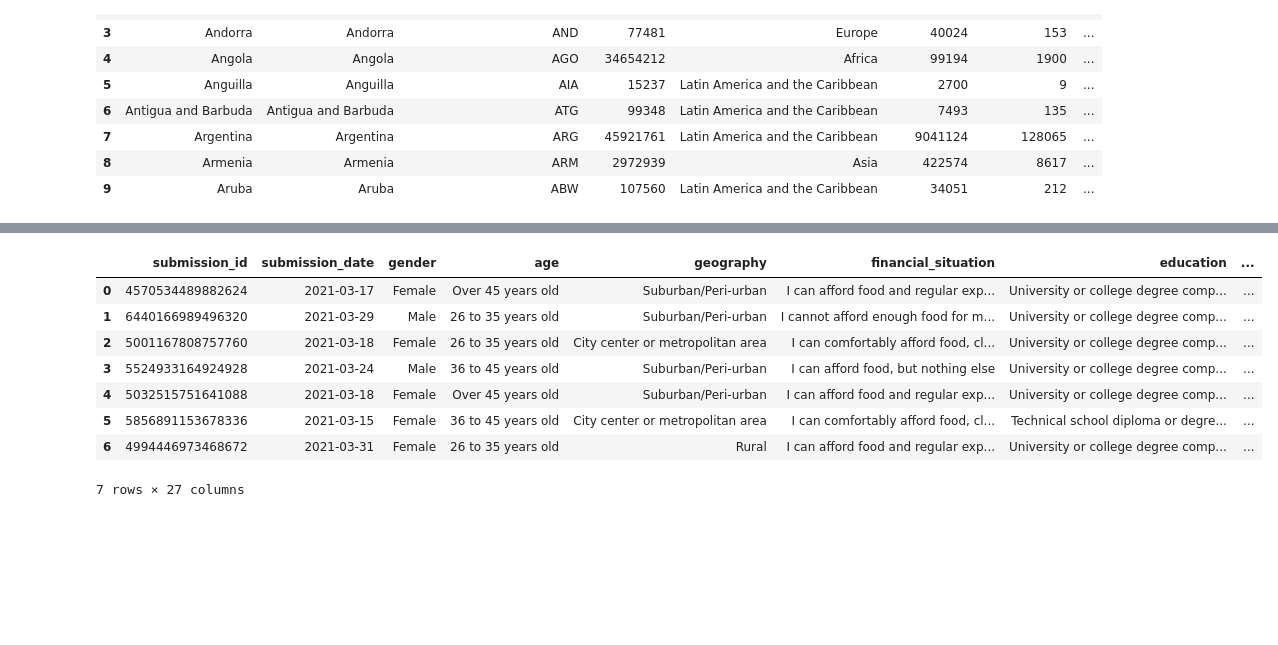
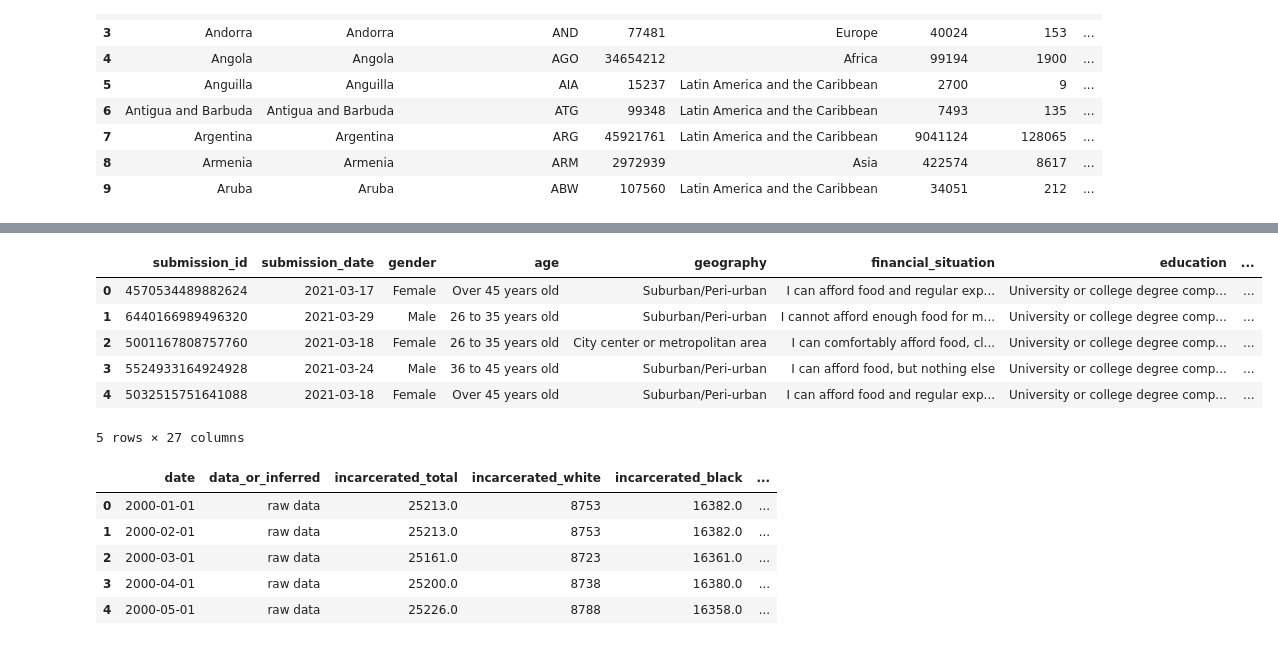
Before and after one commit to ogutu-23/Covid-19-Pandemic, a Jupyter notebook: index.ipynb, the cells around one changed output, grey strips where cells are left out. Cells and saved outputs as stored; diff of their text form; code cells hidden in the pictures; blank space fills up the shorter version.

```diff
--- a/index.ipynb
+++ b/index.ipynb
@@ -69,25 +100,34 @@ with zipfile.ZipFile(zip_file_path, 'r') as p:
 # %%
 import zipfile
 import os
 
 # Specify the path to your zip file
 zip_file_path = r'C:\Users\USER PC\Documents\Practisw\COVID-19\Covid-19-Pandemic\archive (10).zip'
 # Specify the name of the file inside the zip archive
 csv_file_name = 'open_one_time_covid_education_impact.csv'
 
 # Read the CSV file directly from the zip file
 with zipfile.ZipFile(zip_file_path, 'r') as z:
     with z.open(csv_file_name) as f:
         df4 = pd.read_csv(f)
 
-df4.head(7)
+df4.head()
 # %% [output]
 |  | submission_id | submission_date | gender | age | geography | financial_situation | education | ... |
 | 0 | 4570534489882624 | 2021-03-17 | Female | Over 45 years old | Suburban/Peri-urban | I can afford food and regular exp... | University or college degree comp... | ... |
 | 1 | 6440166989496320 | 2021-03-29 | Male | 26 to 35 years old | Suburban/Peri-urban | I cannot afford enough food for m... | University or college degree comp... | ... |
 | 2 | 5001167808757760 | 2021-03-18 | Female | 26 to 35 years old | City center or metropolitan area | I can comfortably afford food, cl... | University or college degree comp... | ... |
 | 3 | 5524933164924928 | 2021-03-24 | Male | 36 to 45 years old | Suburban/Peri-urban | I can afford food, but nothing else | University or college degree comp... | ... |
 | 4 | 5032515751641088 | 2021-03-18 | Female | Over 45 years old | Suburban/Peri-urban | I can afford food and regular exp... | University or college degree comp... | ... |
-| 5 | 5856891153678336 | 2021-03-15 | Female | 36 to 45 years old | City center or metropolitan area | I can comfortably afford food, cl... | Technical school diploma or degre... | ... |
-| 6 | 4994446973468672 | 2021-03-31 | Female | 26 to 35 years old | Rural | I can afford food and regular exp... | University or college degree comp... | ... |
-7 rows × 27 columns
+5 rows × 27 columns
+# %%
+# create new dataframes
+df5 = pd.read_csv('populations_states.csv')
+df5.head()
+# %% [output]
+|  | date | data_or_inferred | incarcerated_total | incarcerated_white | incarcerated_black | ... |
+| 0 | 2000-01-01 | raw data | 25213.0 | 8753 | 16382.0 | ... |
+| 1 | 2000-02-01 | raw data | 25213.0 | 8753 | 16382.0 | ... |
+| 2 | 2000-03-01 | raw data | 25161.0 | 8723 | 16361.0 | ... |
+| 3 | 2000-04-01 | raw data | 25200.0 | 8738 | 16380.0 | ... |
+| 4 | 2000-05-01 | raw data | 25226.0 | 8788 | 16358.0 | ... |
```
Also changed, not shown: parts of 56 cells of this notebook, 2 other files.
